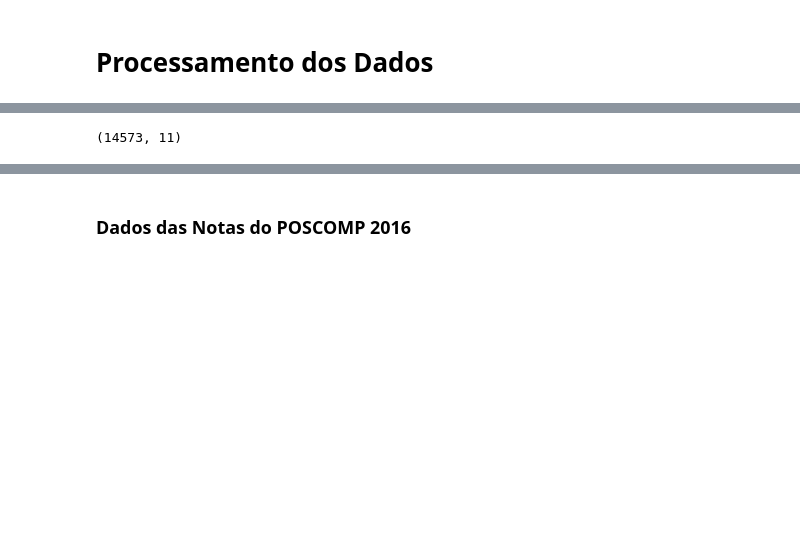
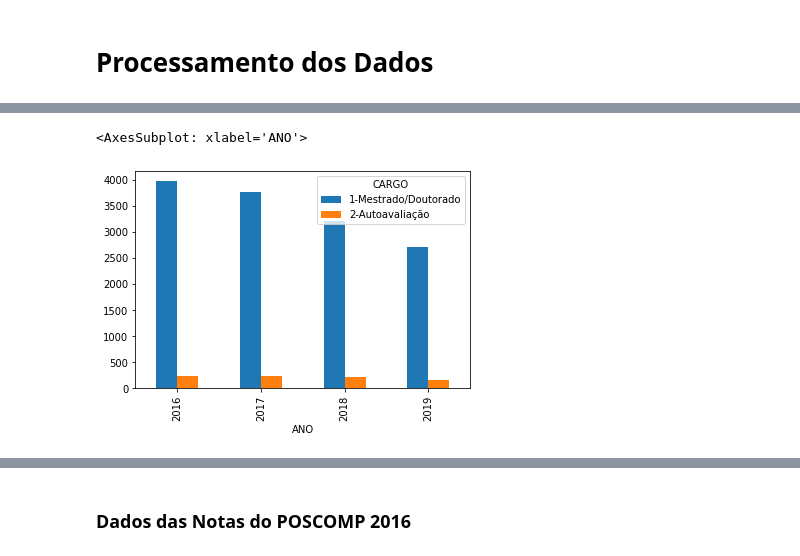
Before and after one commit to jeancarloscc/OrientPOSCOMP-System, a Jupyter notebook: processamento_dados.ipynb, the cells around one changed output, grey strips where cells are left out. Drawn from its saved outputs; the diff is of its cells as text; code cells hidden in the pictures; blank space fills up the shorter version.

```diff
--- a/processamento_dados.ipynb
+++ b/processamento_dados.ipynb
@@ -20,4 +24,0 @@ Index(['Unnamed: 0', 'SEXO', 'ENDERECO.', 'NUMERO', 'BAIRRO', 'CIDADE',
-# %%
-#Eliminar as colunas com descrições que possuem NaN e linhas que contêm o Estado do Peru
-#dados_homologados.drop(dados_homologados.index[dados_homologados['ESTADO'] == 'OU'], inplace = True)
-dados_homologados = dados_homologados.drop(columns=['Unnamed: 0'])
@@ -27,2 +24,0 @@ dados_homologados = dados_homologados.drop(columns=['Unnamed: 0'])
-# %%
-dados_homologados=dados_homologados.set_index('INSCRICAO')
@@ -35,4 +25,6 @@ dados_homologados=dados_homologados.set_index('INSCRICAO')
-# %%
-dados_homologados.shape
-# %% [output]
-(14573, 11)
+# %%
+ano = [2016,2017,2018,2019]
+dados_homologados.groupby('CARGO')['ANO'].value_counts().unstack(0).loc[ano].plot.bar()
+# %% [output]
+<AxesSubplot: xlabel='ANO'>
+[figure, added]
```
Also changed, not shown: parts of 45 cells of this notebook, 9 other files.
